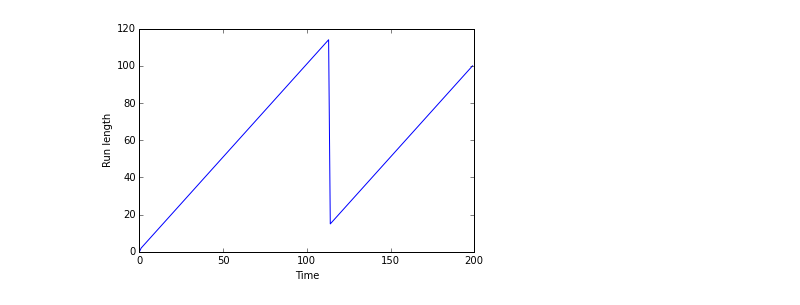
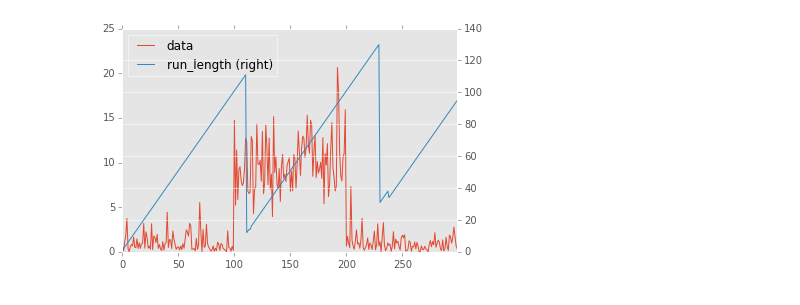
Before and after one commit to concord/ml, a Jupyter notebook: notebooks/Bayesian Changepoint Detection.ipynb, the cells around one changed output. Drawn from its saved outputs; the diff is of its cells as text; code cells hidden in the pictures.

```diff
--- a/notebooks/Bayesian Changepoint Detection.ipynb
+++ b/notebooks/Bayesian Changepoint Detection.ipynb
@@ -3,6 +3,9 @@
 import numpy as np
 import scipy.stats as stats
 from matplotlib import pyplot as plt
+import pandas as pd
+
+plt.style.use("ggplot")
 # %%
 # ugly hack to get relative imports working
 import os
@@ -12,4 +15,8 @@ def hazard(p):
     def geometric(t):
         return p * (1 - p) ** t
     return geometric
+# %%
+def plot_result(data, run_lengths):
+    df = pd.DataFrame({"data": data, "run_length": run_lengths})
+    return df.plot(secondary_y=["run_length"])
 # %%
@@ -28,17 +54,13 @@ plt.show()
 # %%
-from bcd import BayesianChangepointDetection
-from bcd.distributions import StudentT
-
-detector = BayesianChangepointDetection(hazard(0.6), StudentT(0.1, 0.1, 1, 1))
-
+# Gamma
+data = np.concatenate([np.random.gamma(1, size=100),
+                       np.random.gamma(10, size=100),
+                       np.random.gamma(1, size=100)])
+detector = BayesianChangepointDetection(hazard(0.6), Gaussian(0.1, 4, 1, 10))
 Pr = [detector.step(x) for x in data]
-
-plt.plot([pr.argmax() for pr in Pr])
-plt.xlabel("Time")
-plt.ylabel("Run length")
-plt.show()
+ax = plot_result(data, [pr.argmax() for pr in Pr])
 # %% [output]
-[figure, old version]
+[figure, new version]
 # %%
 from data.yahoo import get_stock_prices
 import datetime as dt
```
Also changed, not shown: parts of 7 cells of this notebook, 1 other file.
